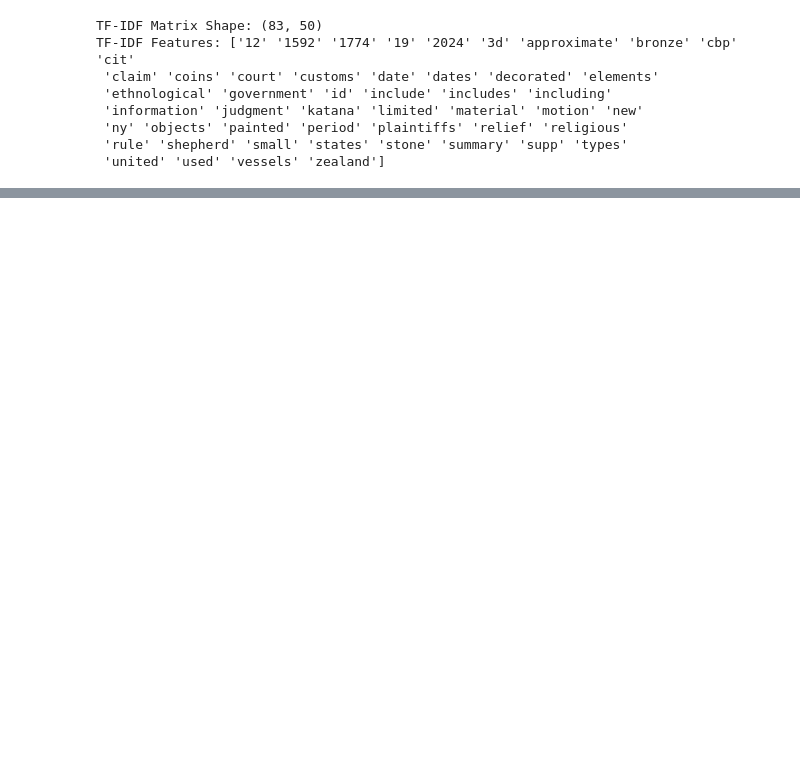
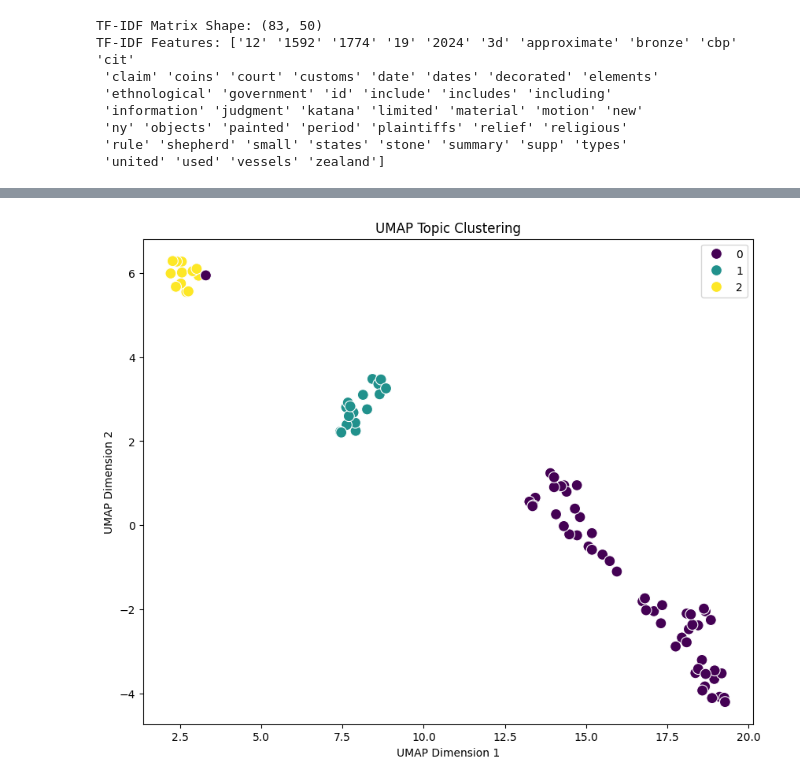
Before and after one commit to yoon777/DACON_GBT_competition, a Jupyter notebook: NLP/BERTopic.ipynb, the cells around one changed output, grey strips where cells are left out. Cells and saved outputs as stored; diff of their text form; code cells hidden in the pictures; blank space fills up the shorter version.

```diff
--- a/NLP/BERTopic.ipynb
+++ b/NLP/BERTopic.ipynb
@@ -247,0 +446,10 @@ TF-IDF Features: ['12' '1592' '1774' '19' '2024' '3d' 'approximate' 'bronze' 'cb
+# %%
+from bertopic import BERTopic
+
+# BERTopic 모델 생성 및 학습
+topic_model = BERTopic()
+topics, _ = topic_model.fit_transform(list_of_text)  # list_of_text는 각 문서의 리스트
+
+# 각 문서의 할당된 주제 및 주요 토픽 출력
+topic_info = topic_model.get_topic_info()
+print(topic_info)
@@ -247,0 +471,19 @@ TF-IDF Features: ['12' '1592' '1774' '19' '2024' '3d' 'approximate' 'bronze' 'cb
+# %%
+from umap import UMAP
+
+# UMAP 차원 축소 모델 생성
+umap_model = UMAP(n_neighbors=15, n_components=2, min_dist=0.1, metric='cosine')
+
+# TF-IDF 행렬에 대해 UMAP 적용하여 차원 축소 수행
+umap_embeddings = umap_model.fit_transform(tfidf_matrix.toarray())  # 2D 좌표로 축소
+
+# UMAP 결과를 시각화
+plt.figure(figsize=(10, 8))
+sns.scatterplot(x=umap_embeddings[:, 0], y=umap_embeddings[:, 1], hue=topics, palette="viridis", s=100)
+plt.title("UMAP Topic Clustering")
+plt.xlabel("UMAP Dimension 1")
+plt.ylabel("UMAP Dimension 2")
+plt.legend(loc='upper right')
+plt.show()
+# %% [output]
+[figure, added]
```
Also changed, not shown: parts of 20 cells of this notebook.
